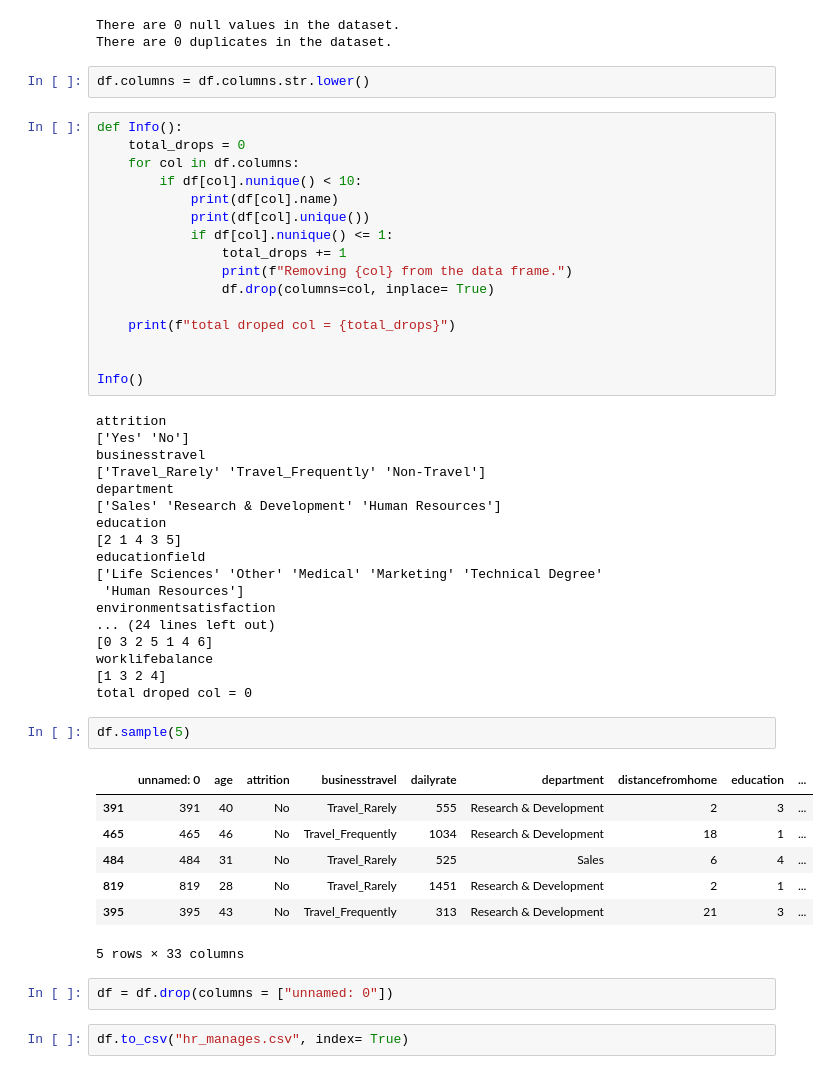
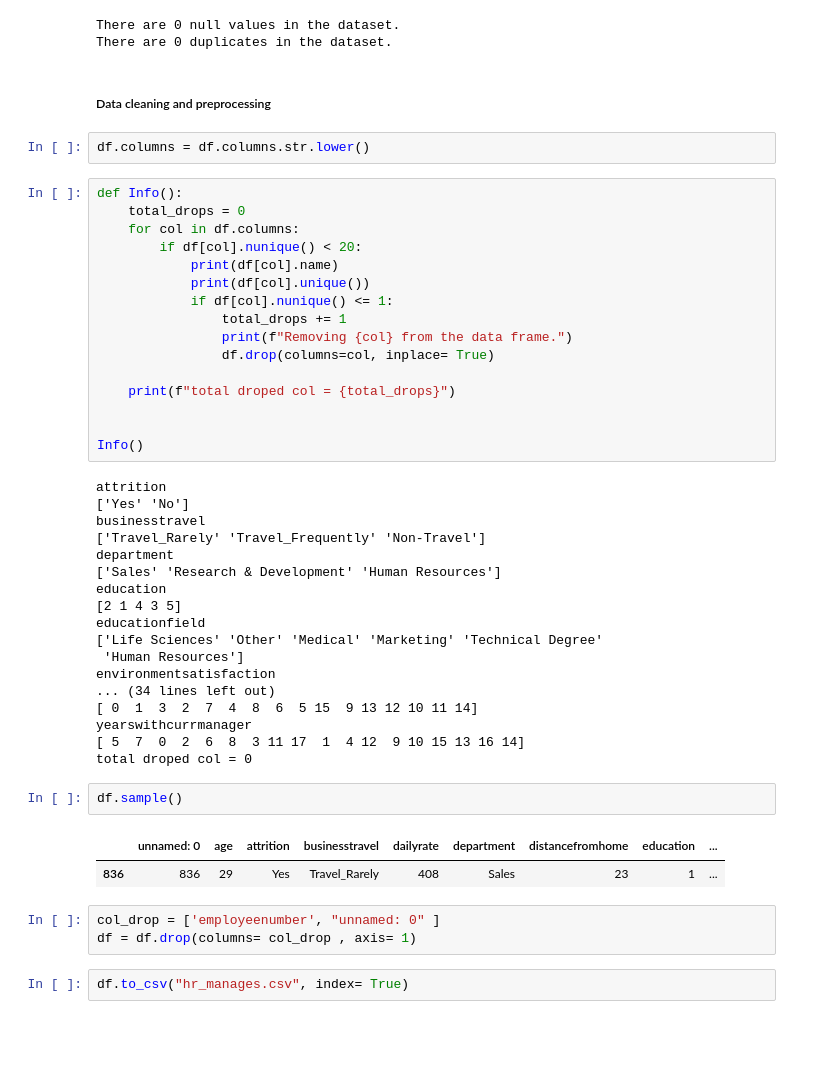
Before and after one commit to Mayankjoshi341/minor-project, a Jupyter notebook: minor-project-7sem/minor-project-7sem.ipynb, the cells around one changed output. Cells and saved outputs as stored; diff of their text form; blank space fills up the shorter version.

```diff
--- a/minor-project-7sem/minor-project-7sem.ipynb
+++ b/minor-project-7sem/minor-project-7sem.ipynb
@@ -59,13 +116,15 @@ print(f"There are {df.isnull().sum().sum()} null values in the dataset.\nThere a
 # %% [output]
 There are 0 null values in the dataset.
 There are 0 duplicates in the dataset.
+# %% [markdown]
+##### Data cleaning and preprocessing
 # %%
 df.columns = df.columns.str.lower()
 # %%
 def Info():
     total_drops = 0
     for col in df.columns:
-        if df[col].nunique() < 10:
+        if df[col].nunique() < 20:
             print(df[col].name)
             print(df[col].unique())
             if df[col].nunique() <= 1:
@@ -90,22 +149,18 @@ educationfield
 ['Life Sciences' 'Other' 'Medical' 'Marketing' 'Technical Degree'
  'Human Resources']
 environmentsatisfaction
-... (24 lines left out)
-[0 3 2 5 1 4 6]
-worklifebalance
-[1 3 2 4]
+... (34 lines left out)
+[ 0  1  3  2  7  4  8  6  5 15  9 13 12 10 11 14]
+yearswithcurrmanager
+[ 5  7  0  2  6  8  3 11 17  1  4 12  9 10 15 13 16 14]
 total droped col = 0
 # %%
-df.sample(5)
+df.sample()
 # %% [output]
 |  | unnamed: 0 | age | attrition | businesstravel | dailyrate | department | distancefromhome | education | ... |
-| 391 | 391 | 40 | No | Travel_Rarely | 555 | Research & Development | 2 | 3 | ... |
-| 465 | 465 | 46 | No | Travel_Frequently | 1034 | Research & Development | 18 | 1 | ... |
-| 484 | 484 | 31 | No | Travel_Rarely | 525 | Sales | 6 | 4 | ... |
-| 819 | 819 | 28 | No | Travel_Rarely | 1451 | Research & Development | 2 | 1 | ... |
-| 395 | 395 | 43 | No | Travel_Frequently | 313 | Research & Development | 21 | 3 | ... |
+| 836 | 836 | 29 | Yes | Travel_Rarely | 408 | Sales | 23 | 1 | ... |
-5 rows × 33 columns
-# %%
-df = df.drop(columns = ["unnamed: 0"])
+# %%
+col_drop = ['employeenumber', "unnamed: 0" ]
+df = df.drop(columns= col_drop , axis= 1)
 # %%
 df.to_csv("hr_manages.csv", index= True)
```
Also changed, not shown: parts of 72 cells of this notebook, 4 other files.
